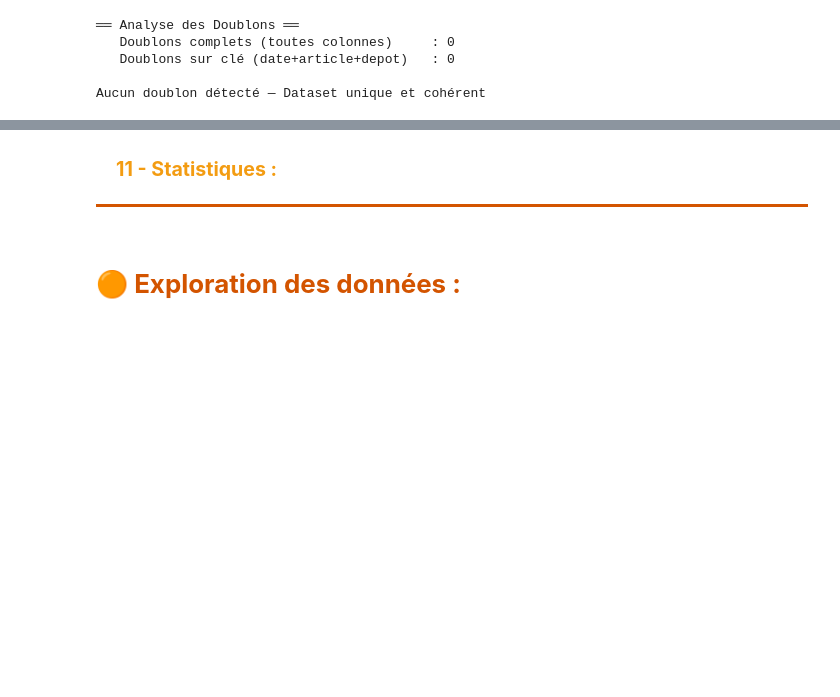
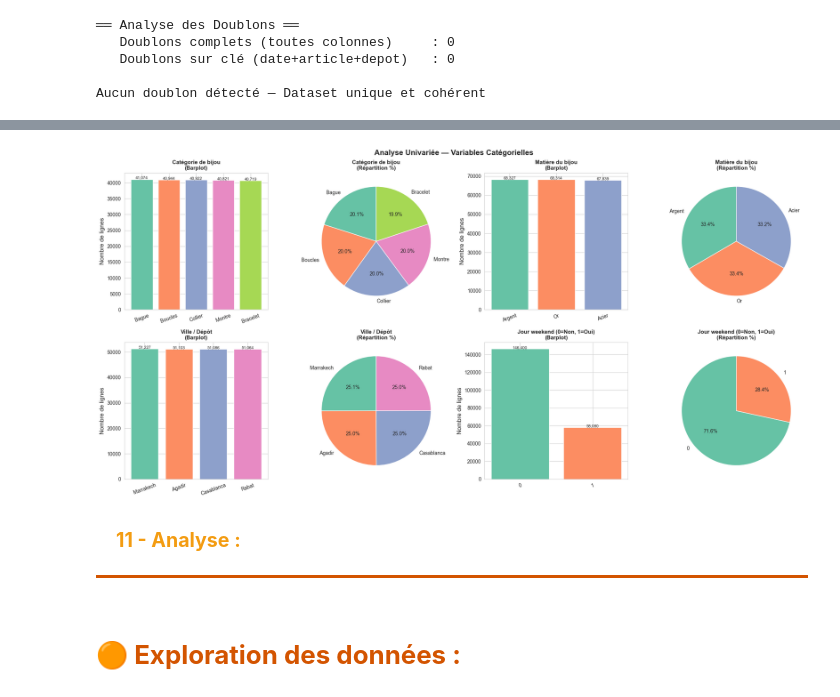
Before and after one commit to salmaIKSOD/Intelligent-Stock-Optimization-Platform, a Jupyter notebook: Notebooks/Stock.ipynb, the cells around one changed output, grey strips where cells are left out. Cells and saved outputs as stored; diff of their text form; code cells hidden in the pictures; blank space fills up the shorter version.

```diff
--- a/Notebooks/Stock.ipynb
+++ b/Notebooks/Stock.ipynb
@@ -393,9 +535,47 @@ display(stats.round(3))
     </p>
 </div>
+# %%
+# ── Distribution des variables catégorielles
+cat_vars = {
+    'categorie' : 'Catégorie de bijou',
+    'matiere'   : 'Matière du bijou',
+    'ville'     : 'Ville / Dépôt',
+    'is_weekend': 'Jour weekend (0=Non, 1=Oui)'
+}
+
+fig, axes = plt.subplots(2, 4, figsize=(20, 10))
+axes = axes.flatten()
+
+idx = 0
+for col, title in cat_vars.items():
+    counts = df[col].value_counts()
+
+    # -- Barplot
+    axes[idx].bar(counts.index.astype(str), counts.values,
+                  color=sns.color_palette('Set2', len(counts)), edgecolor='white')
+    axes[idx].set_title(f'{title}\n(Barplot)', fontsize=11, fontweight='bold')
+    axes[idx].set_ylabel('Nombre de lignes')
+    axes[idx].tick_params(axis='x', rotation=20)
+    for j, v in enumerate(counts.values):
+        axes[idx].text(j, v + 100, f'{v:,}', ha='center', fontsize=8)
+
+    # -- Pie chart
+    axes[idx + 1].pie(counts.values, labels=counts.index.astype(str),
+                      autopct='%1.1f%%', startangle=90,
+                      colors=sns.color_palette('Set2', len(counts)))
+    axes[idx + 1].set_title(f'{title}\n(Répartition %)', fontsize=11, fontweight='bold')
+    idx += 2
+
+plt.suptitle('Analyse Univariée — Variables Catégorielles', fontsize=15, fontweight='bold')
+plt.tight_layout()
+plt.savefig('phase1_univariate_cat.png', bbox_inches='tight', dpi=150)
+plt.show()
+# %% [output]
+[figure, added]
 # %% [markdown]
 <div style="background: linear-gradient(to right, #D3540020, #FEF5E8); padding: 12px 20px; border-bottom: 3px solid #D35400; max-width: 1350px; font-family: 'Times New Roman'; margin-bottom: 15px;">
     <p style="font-family: 'Times New Roman'; font-size: 1.4em; font-weight: bold; color: #F39C12; margin: 0; text-shadow: 0 0 2px rgba(211,84,0,0.2);">
-         11 - Statistiques  :
+         11 - Analyse  :
     </p>
 </div>
 # %% [markdown]
```
Also changed, not shown: parts of 8 cells of this notebook, 3 other files.
